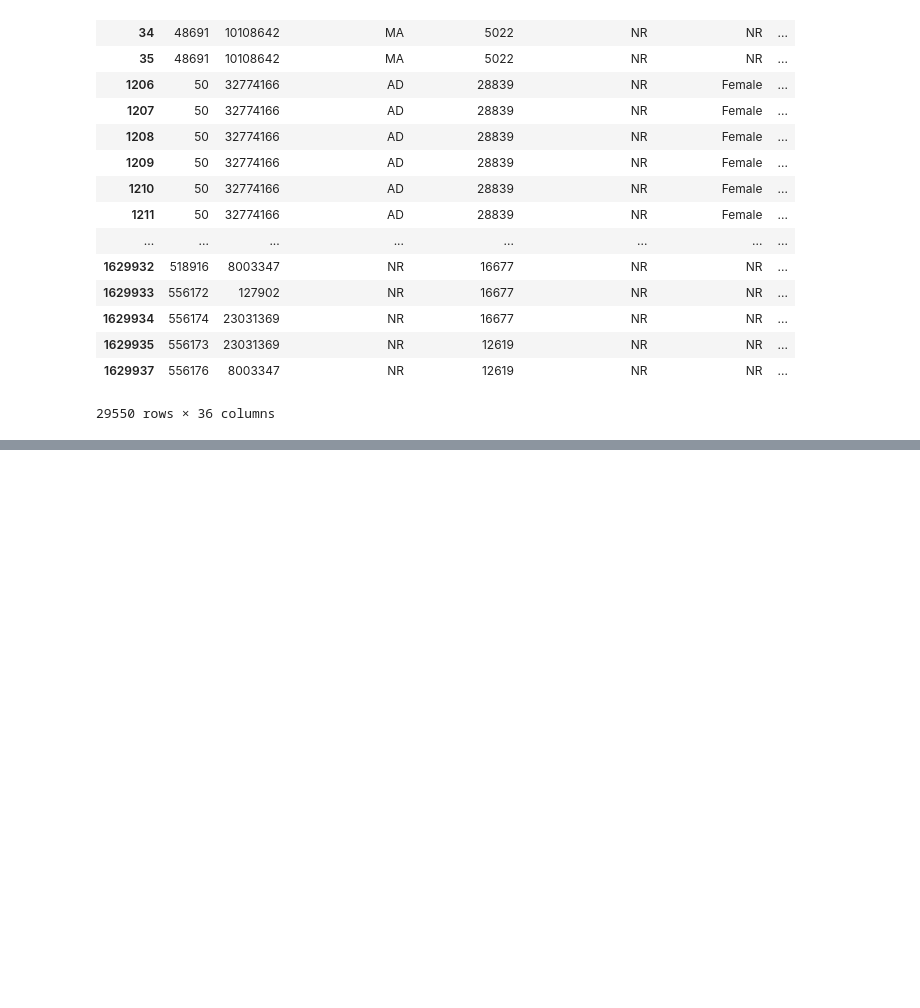
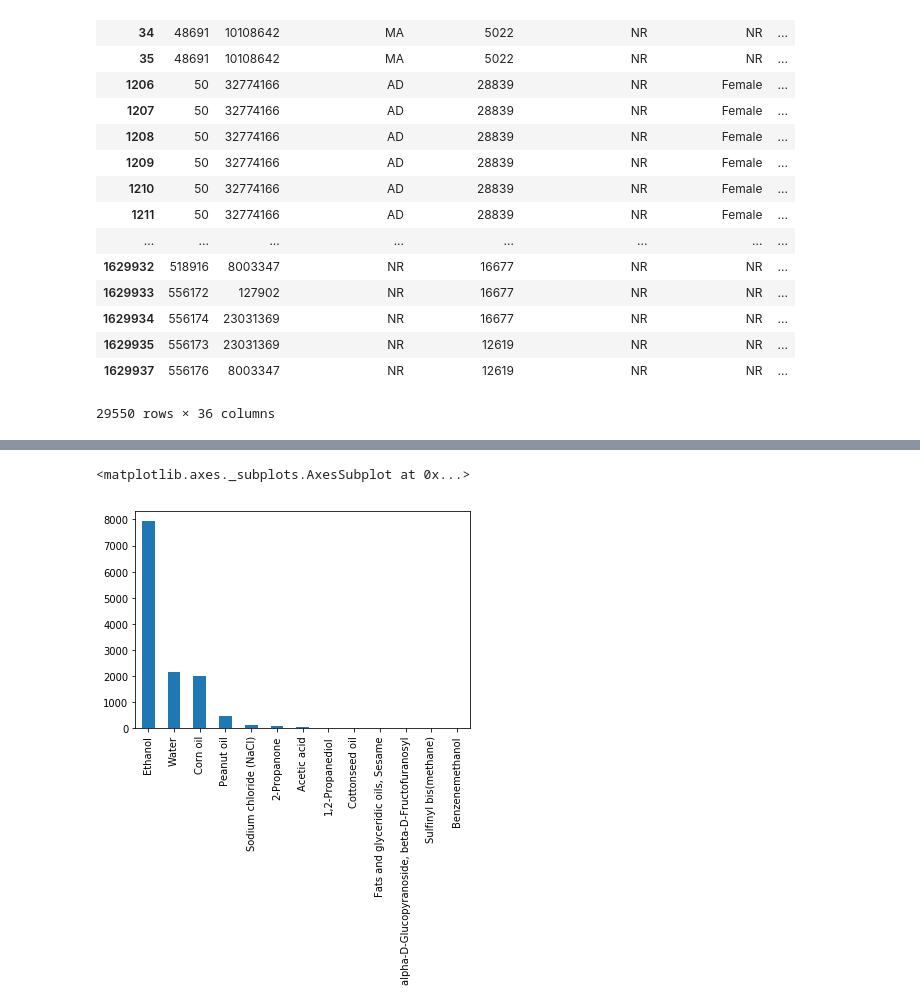
Before and after one commit to Kan4me/pupplystics, a Jupyter notebook: 0428_mort_graph/mammal_analysis.ipynb, the cells around one changed output, grey strips where cells are left out. Cells and saved outputs as stored; diff of their text form; code cells hidden in the pictures; blank space fills up the shorter version.

Commit message:
creating graph for all mammal relation with column value valid

```diff
--- a/0428_mort_graph/mammal_analysis.ipynb
+++ b/0428_mort_graph/mammal_analysis.ipynb
@@ -9,7 +9,7 @@ from matplotlib import pyplot as plt
 The previous analysis led us to the understanding that species data may have **no** direct impact on relation of mortalily.
 Based on that, it's interesting to narrow down the data base in order do have a more precice analysis.
 # %%
-df = pd.read_csv("table.csv", dtype='unicode')
+df = pd.read_csv("../data/treated_data/table.csv", dtype='unicode')
 df = df.drop(['Unnamed: 0'], axis=1)
 df.iloc[:5]
 # %% [output]
@@ -72,0 +93,3 @@ df_mammals
+# %%
+df_norv = df_mammals.query('species == "norvegicus"')
+df_norv
@@ -72,0 +118,6 @@ df_mammals
+# %%
+norv_chem = df_norv['chemical_name'].value_counts()
+norv_chem.plot.bar()
+# %% [output]
+<matplotlib.axes._subplots.AxesSubplot at 0x...>
+[figure, added]
```
Also changed, not shown: parts of 7 cells of this notebook, 1 other file.
